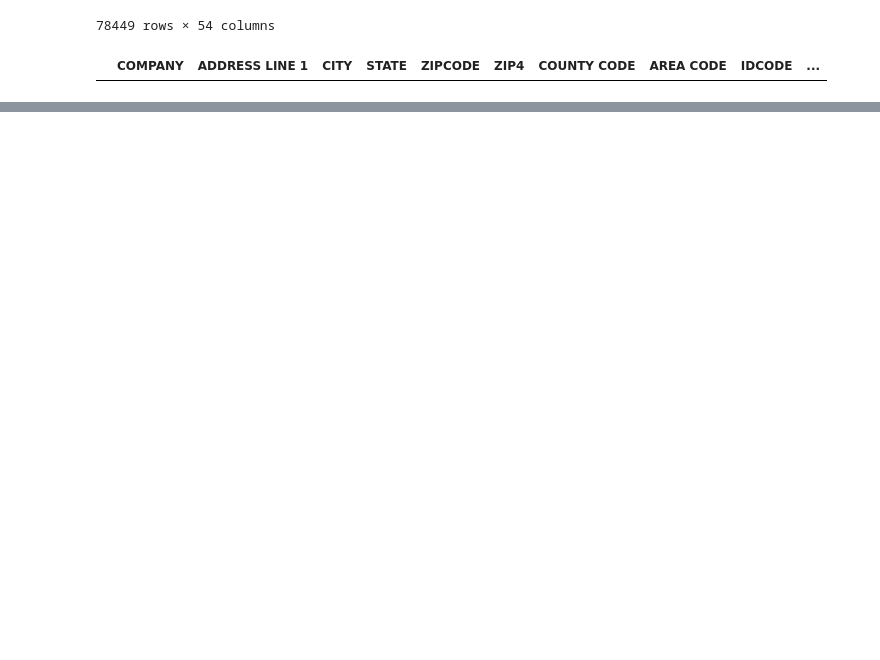
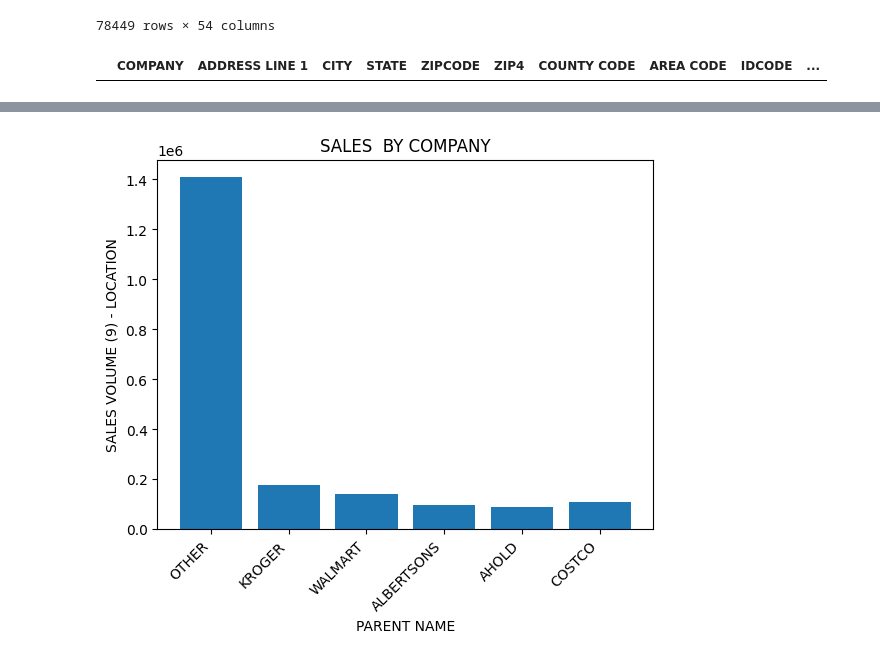
Before and after one commit to uchicago-dsi/rafi-grocery, a Jupyter notebook: July5th.ipynb, the cells around one changed output, grey strips where cells are left out. Drawn from its saved outputs; the diff is of its cells as text; code cells hidden in the pictures; blank space fills up the shorter version.

```diff
--- a/July5th.ipynb
+++ b/July5th.ipynb
@@ -363,0 +366,14 @@ NameError: name 'grocery_t10_22' is not defined
+# %%
+x = supermarkets_2022['PARENT NAME']
+y = supermarkets_2022['SALES VOLUME (9) - LOCATION']
+
+
+
+plt.bar(x, y)
+plt.xlabel('PARENT NAME')
+plt.ylabel('SALES VOLUME (9) - LOCATION')
+plt.title('SALES  BY COMPANY')
+plt.xticks(rotation=45, ha='right')
+plt.show()
+# %% [output]
+[figure, added]
```
Also changed, not shown: parts of 6 cells of this notebook.
